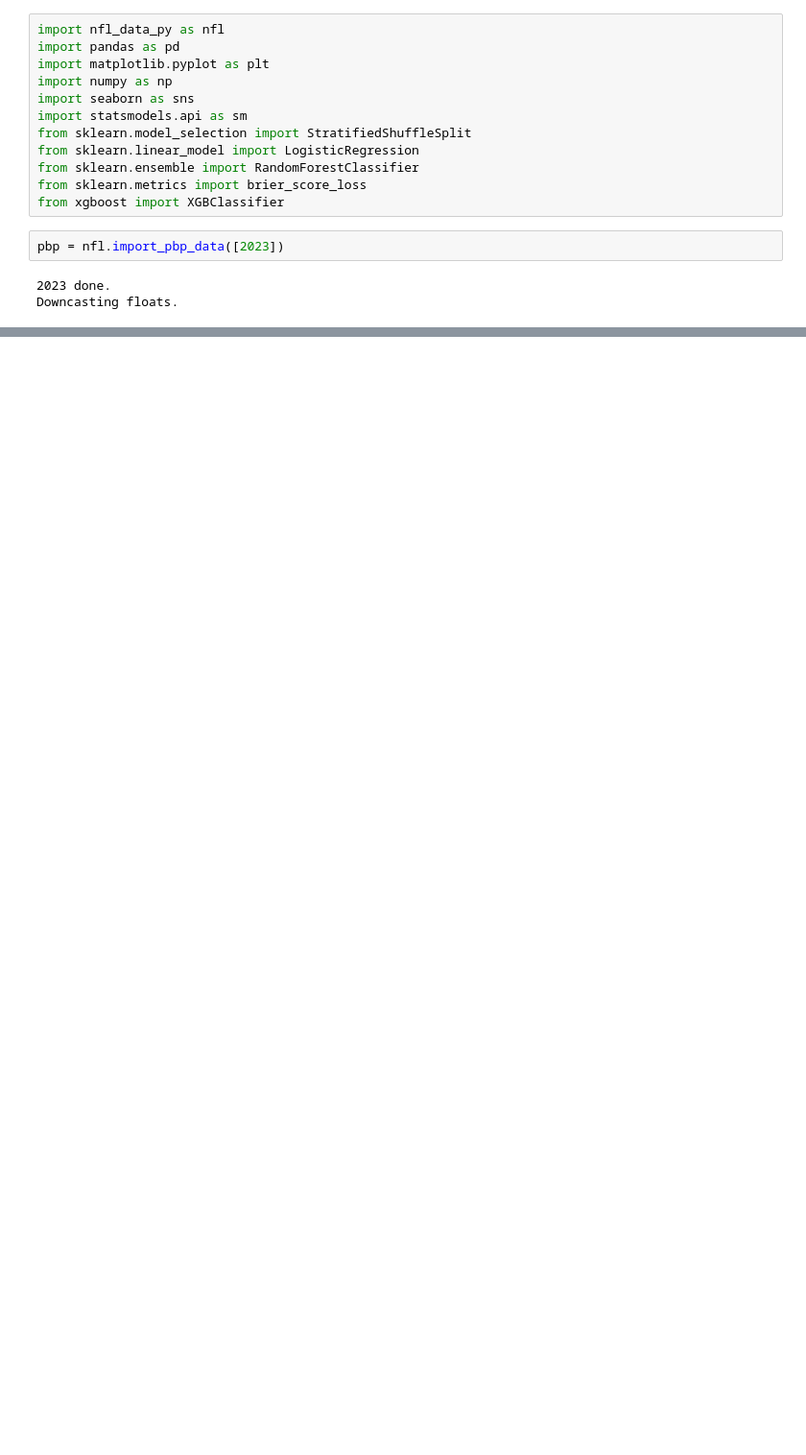
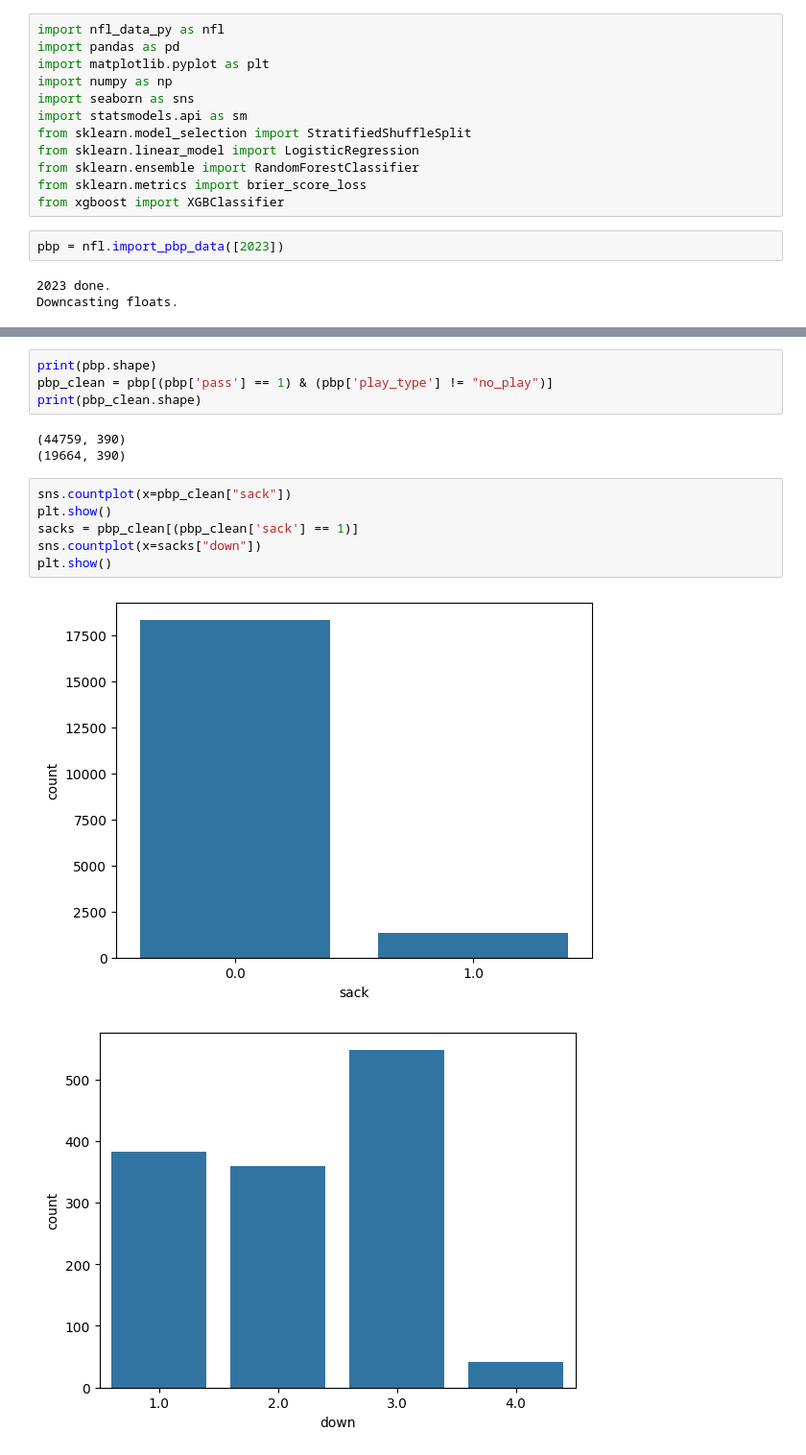
Before and after one commit to aryaman123456789/NFL-Game-Predictor, a Jupyter notebook: NFLModeling.ipynb, the cells around one changed output, grey strips where cells are left out. Shown at 96% size. Drawn from its saved outputs; the diff is of its cells as text; blank space fills up the shorter version.

```diff
--- a/NFLModeling.ipynb
+++ b/NFLModeling.ipynb
@@ -59,0 +67,16 @@ NameError: name 'pbp' is not defined
+# %%
+print(pbp.shape)
+pbp_clean = pbp[(pbp['pass'] == 1) & (pbp['play_type'] != "no_play")]
+print(pbp_clean.shape)
+# %% [output]
+(44759, 390)
+(19664, 390)
+# %%
+sns.countplot(x=pbp_clean["sack"])
+plt.show()
+sacks = pbp_clean[(pbp_clean['sack'] == 1)]
+sns.countplot(x=sacks["down"])
+plt.show()
+# %% [output]
+[figure, added]
+[figure, added]
```
Also changed, not shown: parts of 15 cells of this notebook, 1 other file.
